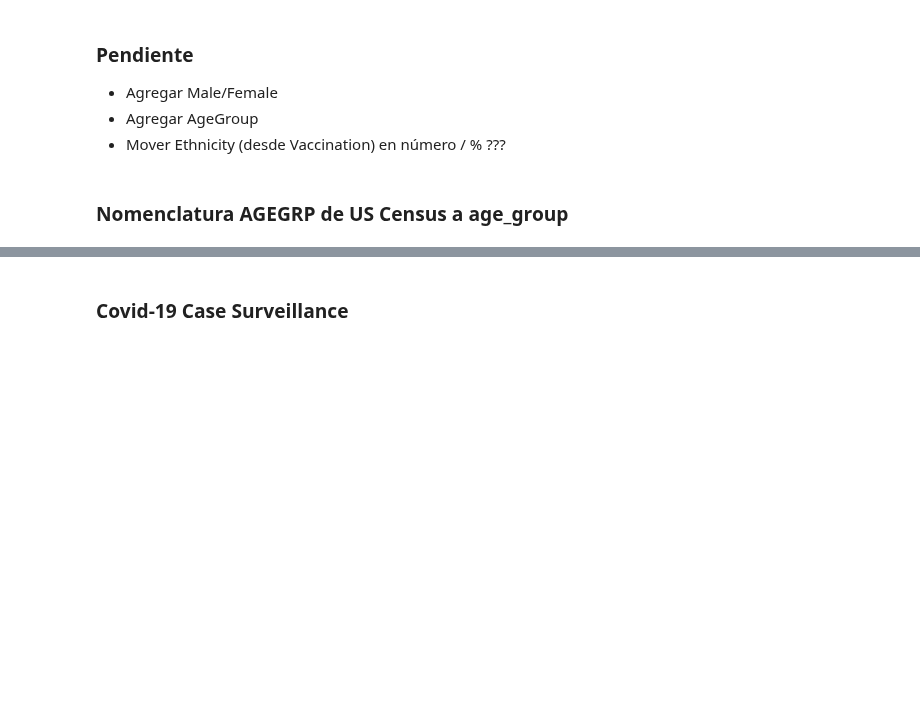
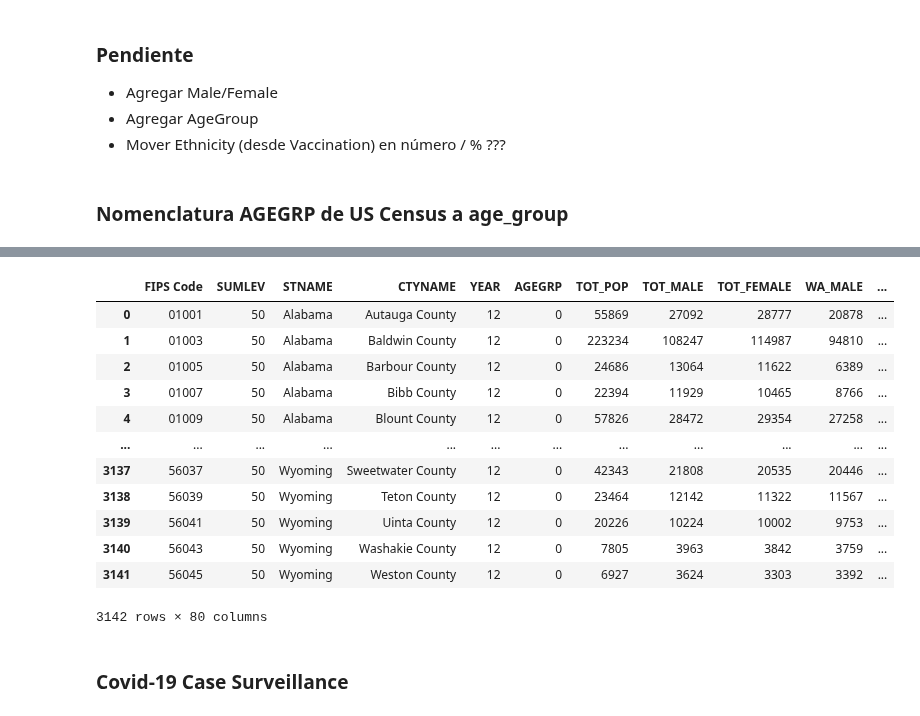
Before and after one commit to mgeffroy/P1-US-COVID-19-Vaccination-Campaign, a Jupyter notebook: P1_Data_Architecture.ipynb, the cells around one changed output, grey strips where cells are left out. Saved outputs shown, nothing was run; the diff lists cells and outputs as text; code cells hidden in the pictures; blank space fills up the shorter version.

```diff
--- a/P1_Data_Architecture.ipynb
+++ b/P1_Data_Architecture.ipynb
@@ -214,3 +253,19 @@ all_data.head()
+# %%
+county_2019=
+# %% [output]
+|  | FIPS Code | SUMLEV | STNAME | CTYNAME | YEAR | AGEGRP | TOT_POP | TOT_MALE | TOT_FEMALE | WA_MALE | ... |
+| 0 | 01001 | 50 | Alabama | Autauga County | 12 | 0 | 55869 | 27092 | 28777 | 20878 | ... |
+| 1 | 01003 | 50 | Alabama | Baldwin County | 12 | 0 | 223234 | 108247 | 114987 | 94810 | ... |
+| 2 | 01005 | 50 | Alabama | Barbour County | 12 | 0 | 24686 | 13064 | 11622 | 6389 | ... |
+| 3 | 01007 | 50 | Alabama | Bibb County | 12 | 0 | 22394 | 11929 | 10465 | 8766 | ... |
+| 4 | 01009 | 50 | Alabama | Blount County | 12 | 0 | 57826 | 28472 | 29354 | 27258 | ... |
+| ... | ... | ... | ... | ... | ... | ... | ... | ... | ... | ... | ... |
+| 3137 | 56037 | 50 | Wyoming | Sweetwater County | 12 | 0 | 42343 | 21808 | 20535 | 20446 | ... |
+| 3138 | 56039 | 50 | Wyoming | Teton County | 12 | 0 | 23464 | 12142 | 11322 | 11567 | ... |
+| 3139 | 56041 | 50 | Wyoming | Uinta County | 12 | 0 | 20226 | 10224 | 10002 | 9753 | ... |
+| 3140 | 56043 | 50 | Wyoming | Washakie County | 12 | 0 | 7805 | 3963 | 3842 | 3759 | ... |
+| 3141 | 56045 | 50 | Wyoming | Weston County | 12 | 0 | 6927 | 3624 | 3303 | 3392 | ... |
+3142 rows × 80 columns
 # %% [markdown]
 ### Covid-19 Case Surveillance
 # %%
```
Also changed, not shown: parts of 15 cells of this notebook.
